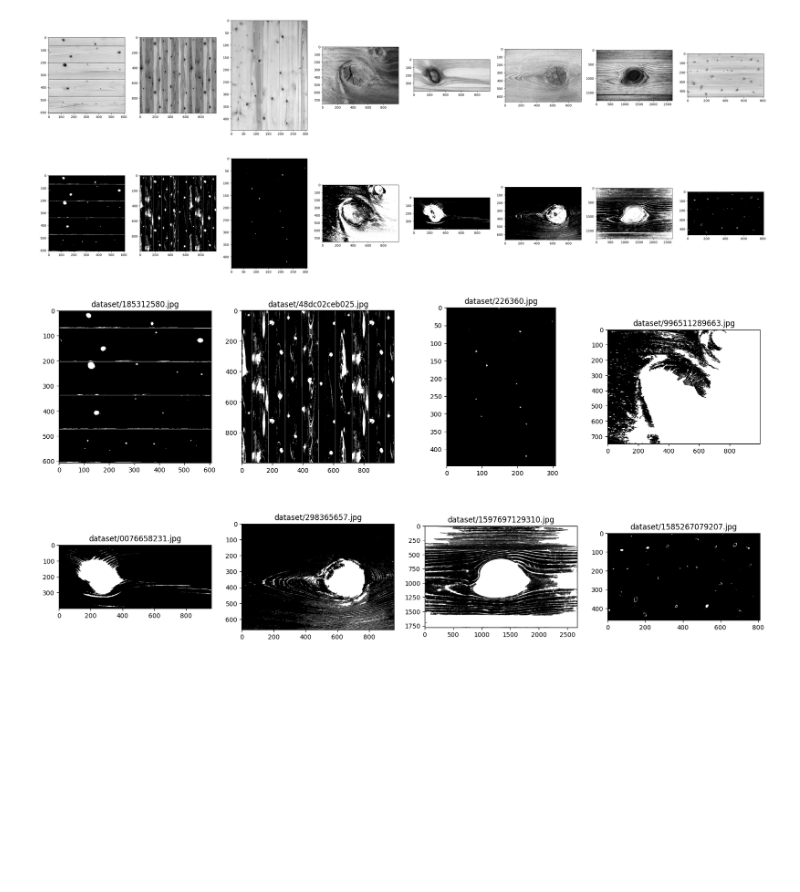
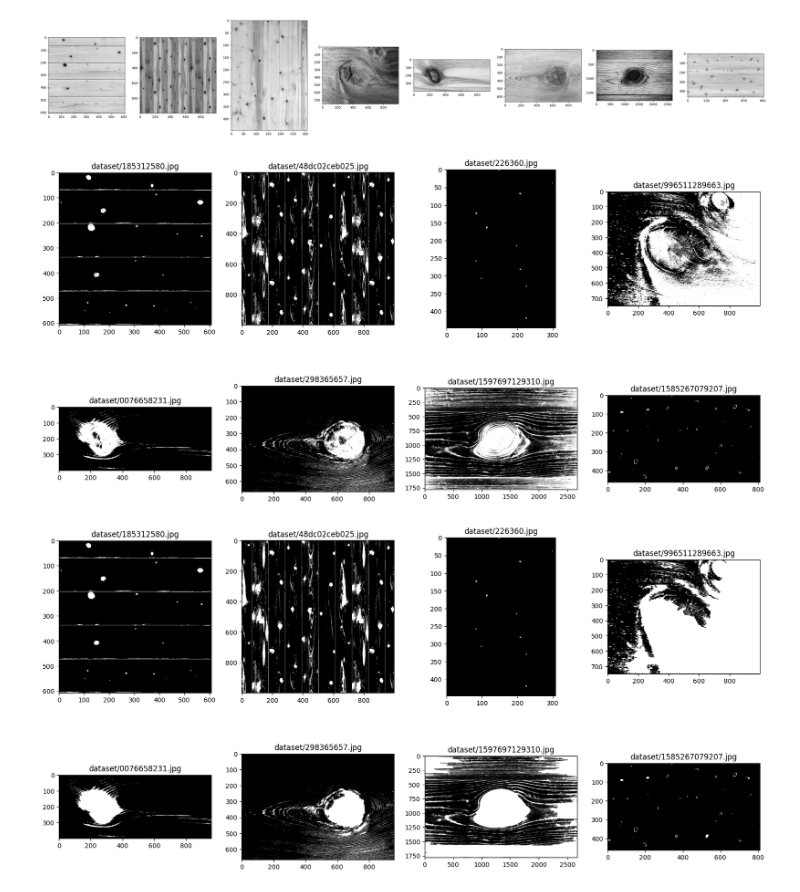
Before and after one commit to SeigiTenshi/BIP, a Jupyter notebook: Project/Project_V01.ipynb, the cells around one changed output. Drawn from its saved outputs; the diff is of its cells as text; code cells hidden in the pictures; blank space fills up the shorter version.

```diff
--- a/Project/Project_V01.ipynb
+++ b/Project/Project_V01.ipynb
@@ -29,14 +29,15 @@ nombre d'images 8
 <function list.clear()>
 [figure]
 # %%
-fig, ax = plt.subplots(1, data_size,figsize = (40,40))
+fig, ax = plt.subplots(2, 4,figsize = (20,10))
 
 for i in range(data_size):
     data_mean= np.max(data_gray[i])/2
     data_threshold[i] = data_gray[i] < data_mean
-    ax[i].imshow((data_threshold[i]),cmap = 'gray')
+    ax.flatten()[i].imshow((data_threshold[i]),cmap = 'gray')
+    ax.flatten()[i].set_title((data[i]))
 # %% [output]
-[figure, old version]
+[figure, new version]
 # %%
 fig, ax = plt.subplots(2, 4,figsize = (20,10))
 
```
Also changed, not shown: parts of 2 cells of this notebook.
